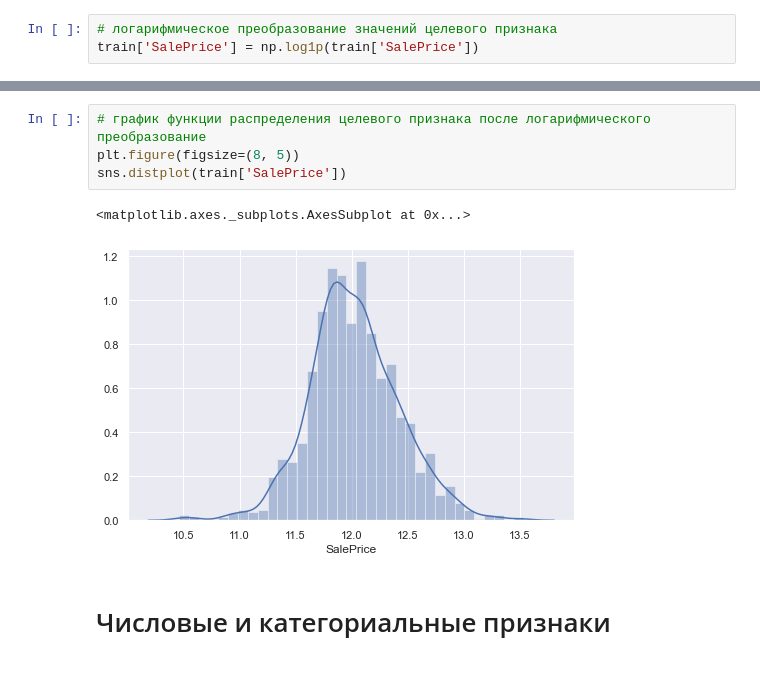
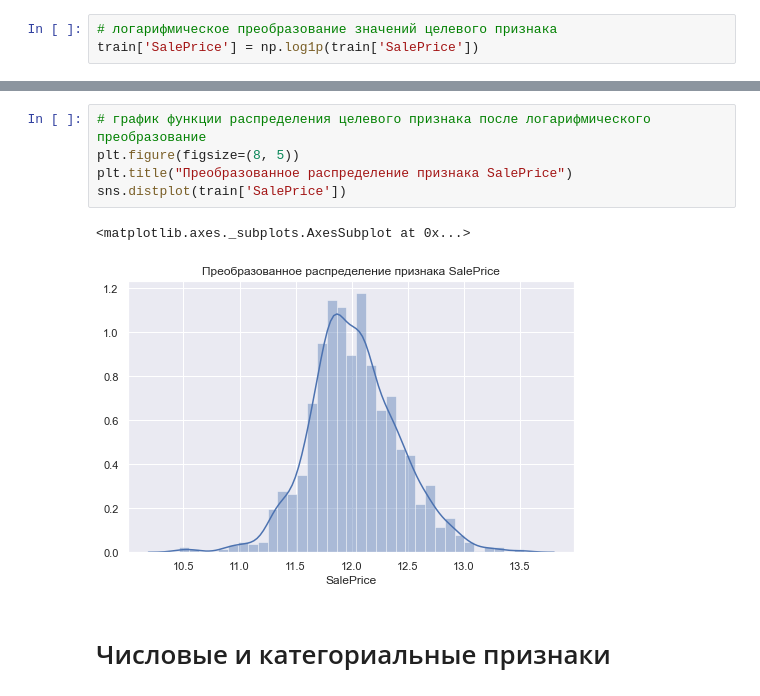
Before and after one commit to Neoxenr/machine-learning, a Jupyter notebook: competition/6_competition.ipynb, the cells around one changed output, grey strips where cells are left out. Saved outputs shown, nothing was run; the diff lists cells and outputs as text.

```diff
--- a/competition/6_competition.ipynb
+++ b/competition/6_competition.ipynb
@@ -164,10 +157,11 @@ New kurtosis: 0.8095
 # %%
 # график функции распределения целевого признака после логарифмического преобразование
 plt.figure(figsize=(8, 5))
+plt.title("Преобразованное распределение признака SalePrice")
 sns.distplot(train['SalePrice'])
 # %% [output]
 <matplotlib.axes._subplots.AxesSubplot at 0x...>
-[figure, old version]
+[figure, new version]
 # %% [markdown]
 # Числовые и категориальные признаки
 # %%
```
Also changed, not shown: parts of 28 cells of this notebook.
